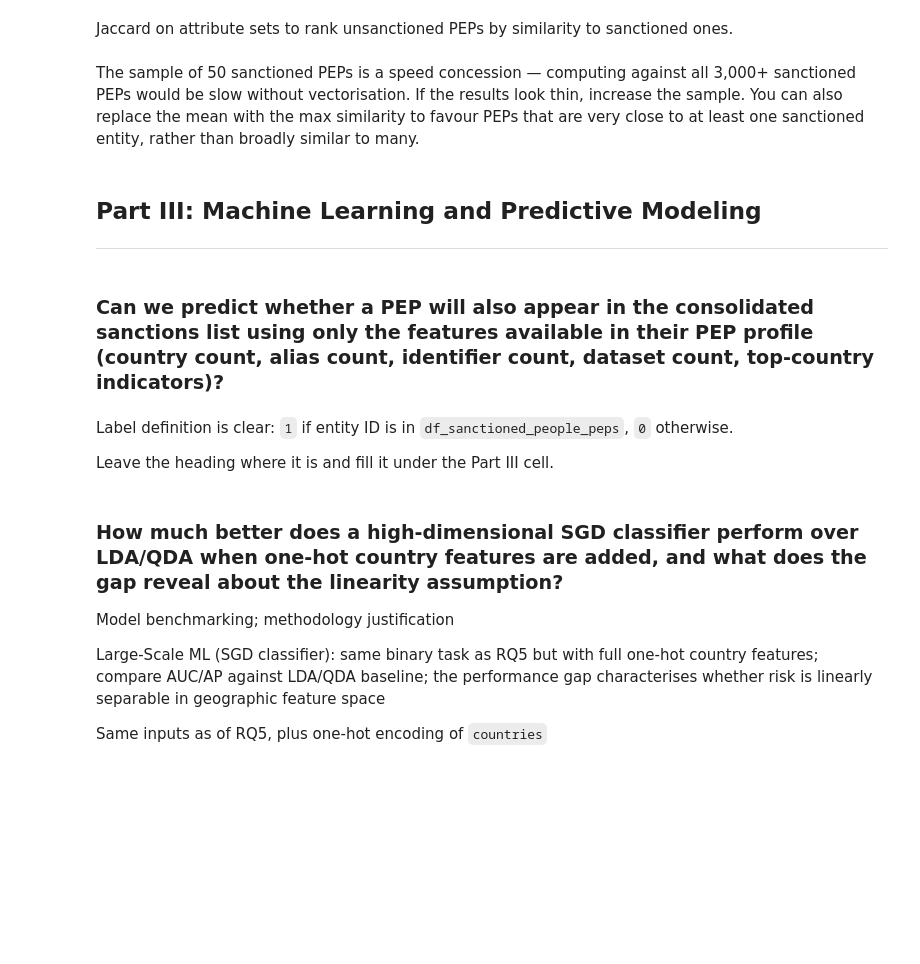
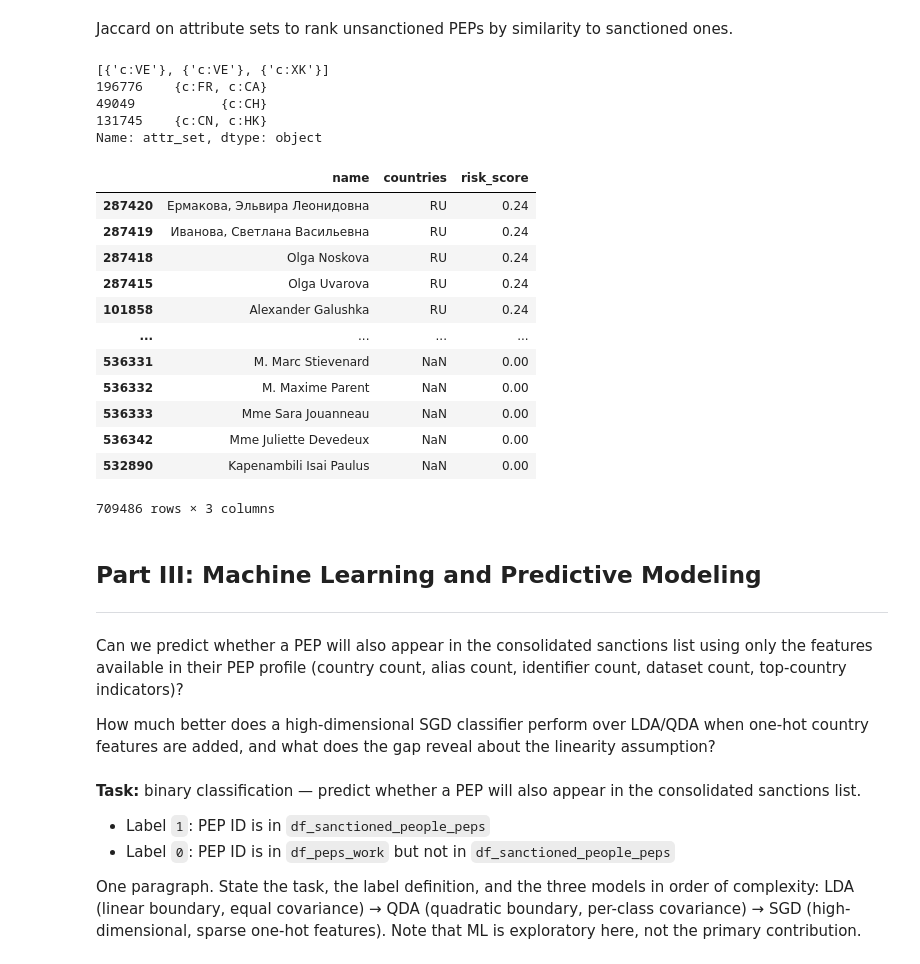
Before and after one commit to francescosilvano/gsd-osint, a Jupyter notebook: projectSolution.ipynb, the cells around one changed output. Drawn from its saved outputs; the diff is of its cells as text; code cells hidden in the pictures; blank space fills up the shorter version.

```diff
--- a/projectSolution.ipynb
+++ b/projectSolution.ipynb
@@ -438,6 +607,6 @@ Binary entity × dataset matrix, factorised to find missing listings.
 # %%
 # Parse the 'datasets' column (semicolon-separated)
-df_consolidated['dataset_list'] = df_consolidated['datasets'].str.split(';').apply(
+df_consolidated['dataset_list'] = df_consolidated['dataset'].str.split(';').apply(
     lambda x: [d.strip() for d in x] if isinstance(x, list) else []
 )
 
@@ -488,17 +688,30 @@ for i in range(20):
 # %% [markdown]
 Jaccard on attribute sets to rank unsanctioned PEPs by similarity to sanctioned ones.
 # %%
-def attr_set(row, country_col='countries', dataset_col='datasets'):
-    countries = {f"c:{x.strip()}" for x in str(row.get(country_col,'')).split(';') if x.strip()}
-    datasets  = {f"d:{x.strip()}" for x in str(row.get(dataset_col,'')).split(';') if x.strip()}
-    return countries | datasets
+def attr_set_peps(row):
+    # For df_peps_work (no suffix)
+    countries = {f"c:{x.strip()}" for x in str(row.get('countries', '')).split(';') if x.strip()}
+    return countries
 
-# Sanctioned PEPs (positive class)
-sanctioned_sets = df_sanctioned_people_peps.apply(attr_set, axis=1).tolist()
+def attr_set_sanctioned(row):
+    # For df_sanctioned_people_peps (suffixed from merge)
+    countries = {f"c:{x.strip()}" for x in str(row.get('countries_peps', '')).split(';') if x.strip()}
+    return countries
 
-# Non-sanctioned PEPs (to score)
-non_sanctioned  = df_peps_def[~df_peps_def['id'].isin(df_sanctioned_people_peps['id'])].copy()
-non_sanctioned['attr_set'] = non_sanctioned.apply(attr_set, axis=1)
+sanctioned_sets = df_sanctioned_people_peps.apply(attr_set_sanctioned, axis=1).tolist()
+
+non_sanctioned = df_peps_work[~df_peps_work['id'].isin(df_sanctioned_people_peps['id'])].copy()
+non_sanctioned['attr_set'] = non_sanctioned.apply(attr_set_peps, axis=1)
+
+# Sanity check — these must not be empty
+print(sanctioned_sets[:3])
+print(non_sanctioned['attr_set'].head(3))
+# %% [output]
+[{'c:VE'}, {'c:VE'}, {'c:XK'}]
+196776    {c:FR, c:CA}
+49049           {c:CH}
+131745    {c:CN, c:HK}
+Name: attr_set, dtype: object
 # %%
 def jaccard(a, b):
     return len(a & b) / len(a | b) if a | b else 0.0
@@ -507,26 +720,36 @@ def jaccard(a, b):
 sample_sanctioned = sanctioned_sets[:50]
 
 non_sanctioned['risk_score'] = non_sanctioned['attr_set'].apply(
-    lambda s: np.mean([jaccard(s, ref) for ref in sample_sanctioned])
+    lambda s: np.mean([jaccard(s, ref) for ref in sample_sanctioned]).round(2)
 )
+
+# The sample of 50 sanctioned PEPs is a speed concession — computing against all 3,000+ sanctioned PEPs would be slow without vectorisation. If the results look thin, increase the sample. You can also replace the mean with the max similarity to favour PEPs that are very close to at least one sanctioned entity, rather than broadly similar to many.
 # %%
-non_sanctioned.sort_values('risk_score', ascending=False)[['name','countries','risk_score']].head(20)
+non_sanctioned.sort_values('risk_score', ascending=False)[['name','countries','risk_score']]
+# %% [output]
+|  | name | countries | risk_score |
+| 287420 | Ермакова, Эльвира Леонидовна | RU | 0.24 |
+| 287419 | Иванова, Светлана Васильевна | RU | 0.24 |
+| 287418 | Olga Noskova | RU | 0.24 |
+| 287415 | Olga Uvarova | RU | 0.24 |
+| 101858 | Alexander Galushka | RU | 0.24 |
+| ... | ... | ... | ... |
+| 536331 | M. Marc Stievenard | NaN | 0.00 |
+| 536332 | M. Maxime Parent | NaN | 0.00 |
+| 536333 | Mme Sara Jouanneau | NaN | 0.00 |
+| 536342 | Mme Juliette Devedeux | NaN | 0.00 |
+| 532890 | Kapenambili Isai Paulus | NaN | 0.00 |
+709486 rows × 3 columns
-# %% [markdown]
-The sample of 50 sanctioned PEPs is a speed concession — computing against all 3,000+ sanctioned PEPs would be slow without vectorisation. If the results look thin, increase the sample. You can also replace the mean with the max similarity to favour PEPs that are very close to at least one sanctioned entity, rather than broadly similar to many.
 # %% [markdown]
 ## Part III: Machine Learning and Predictive Modeling
 ---
 # %% [markdown]
-### Can we predict whether a PEP will also appear in the consolidated sanctions list using only the features available in their PEP profile (country count, alias count, identifier count, dataset count, top-country indicators)?
+Can we predict whether a PEP will also appear in the consolidated sanctions list using only the features available in their PEP profile (country count, alias count, identifier count, dataset count, top-country indicators)?
+
+How much better does a high-dimensional SGD classifier perform over LDA/QDA when one-hot country features are added, and what does the gap reveal about the linearity assumption?
 # %% [markdown]
-Label definition is clear: `1` if entity ID is in `df_sanctioned_people_peps`, `0` otherwise.
+**Task:** binary classification — predict whether a PEP will also appear in the consolidated sanctions list.
+- Label `1`: PEP ID is in `df_sanctioned_people_peps`
+- Label `0`: PEP ID is in `df_peps_work` but not in `df_sanctioned_people_peps`
 
-Leave the heading where it is and fill it under the Part III cell.
+One paragraph. State the task, the label definition, and the three models in order of complexity: LDA (linear boundary, equal covariance) → QDA (quadratic boundary, per-class covariance) → SGD (high-dimensional, sparse one-hot features). Note that ML is exploratory here, not the primary contribution.
-# %% [markdown]
-### How much better does a high-dimensional SGD classifier perform over LDA/QDA when one-hot country features are added, and what does the gap reveal about the linearity assumption?
-
-Model benchmarking; methodology justification
-
-Large-Scale ML (SGD classifier): same binary task as RQ5 but with full one-hot country features; compare AUC/AP against LDA/QDA baseline; the performance gap characterises whether risk is linearly separable in geographic feature space
-
-Same inputs as of RQ5, plus one-hot encoding of `countries`
```
Also changed, not shown: parts of 46 cells of this notebook.
